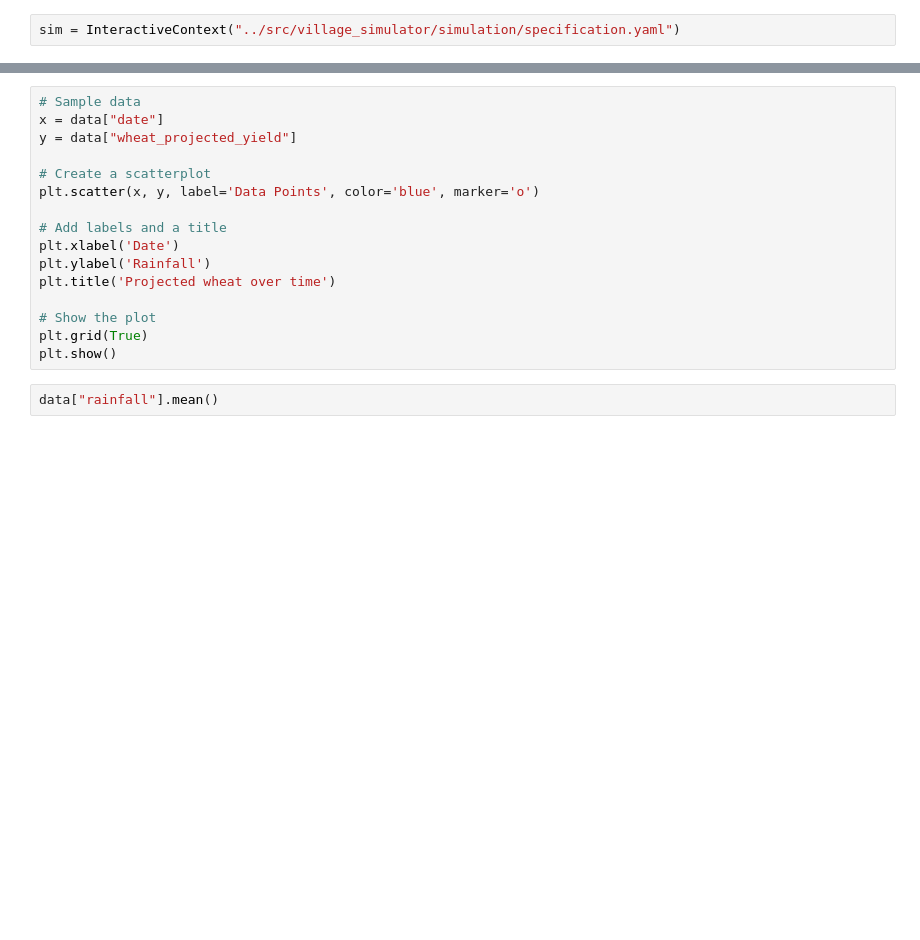
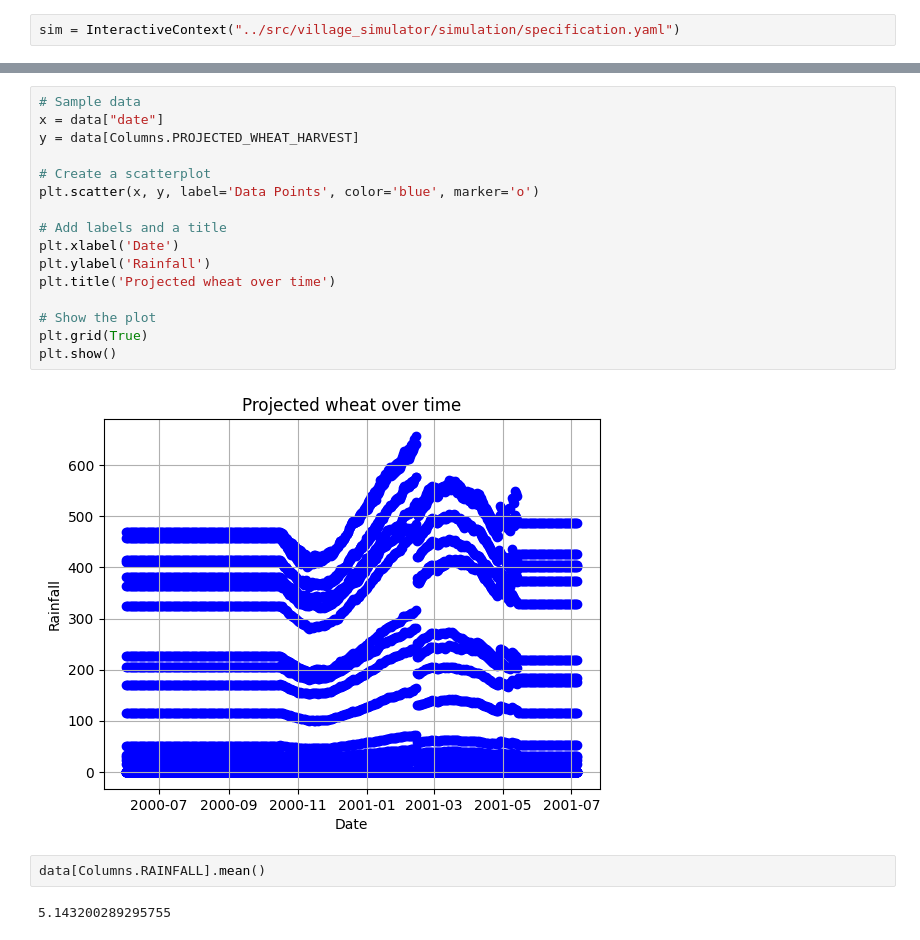
Before and after one commit to rmudambi/village_simulator, a Jupyter notebook: notebooks/simulation_tester.ipynb, the cells around one changed output, grey strips where cells are left out. Saved outputs shown, nothing was run; the diff lists cells and outputs as text; blank space fills up the shorter version.

```diff
--- a/notebooks/simulation_tester.ipynb
+++ b/notebooks/simulation_tester.ipynb
@@ -56,21 +83,25 @@ plt.show()
 # %%
 # Sample data
 x = data["date"]
-y = data["wheat_projected_yield"]
+y = data[Columns.PROJECTED_WHEAT_HARVEST]
 
 # Create a scatterplot
 plt.scatter(x, y, label='Data Points', color='blue', marker='o')
 
 # Add labels and a title
 plt.xlabel('Date')
 plt.ylabel('Rainfall')
 plt.title('Projected wheat over time')
 
 # Show the plot
 plt.grid(True)
 plt.show()
+# %% [output]
+[figure, added]
 # %%
-data["rainfall"].mean()
+data[Columns.RAINFALL].mean()
+# %% [output]
+5.143200289295755
 # %%
 # Sample data
 x = data["date"]
```
Also changed, not shown: parts of 10 cells of this notebook, 12 other files.
